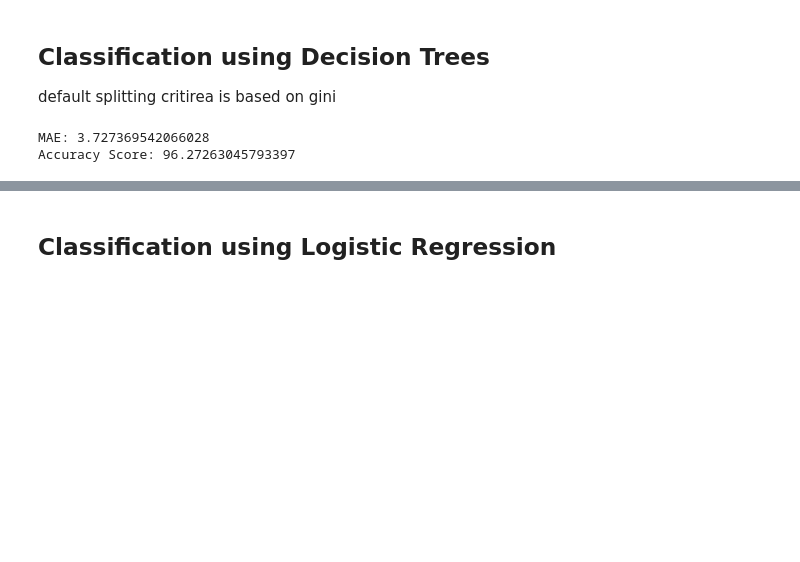
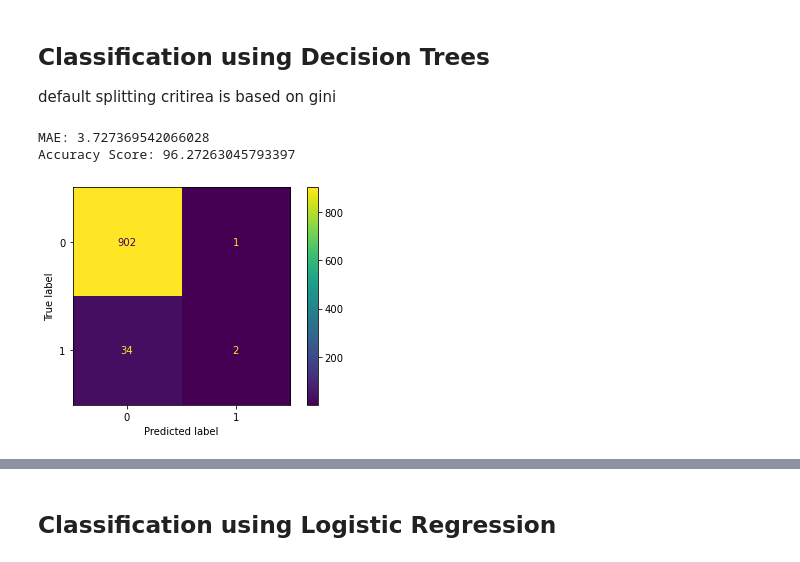
Before and after one commit to Paritosh-Anand/mtech, a Jupyter notebook: dm/assignment_1/pcp_change.ipynb, the cells around one changed output, grey strips where cells are left out. Drawn from its saved outputs; the diff is of its cells as text; code cells hidden in the pictures; blank space fills up the shorter version.

```diff
--- a/dm/assignment_1/pcp_change.ipynb
+++ b/dm/assignment_1/pcp_change.ipynb
@@ -174,13 +178,17 @@ default splitting critirea is based on gini
 # %%
 model = DecisionTreeClassifier(criterion='gini', random_state=1, max_depth=5)
 model.fit(X_train[features], y_train)
 preds = model.predict(X_valid[features])
 
 print(f"MAE: {mean_absolute_error(y_valid, preds) * 100}")
 print(f"Accuracy Score: {accuracy_score(y_valid, preds) * 100}")
+
+plot_confusion_matrix(model, X_valid[features], y_valid)
+plt.show()
 # %% [output]
 MAE: 3.727369542066028
 Accuracy Score: 96.27263045793397
+[figure, added]
 # %%
 model = DecisionTreeClassifier(criterion='entropy', random_state=1, max_depth=5)
 model.fit(X_train[features], y_train)
```
Also changed, not shown: parts of 5 cells of this notebook.
